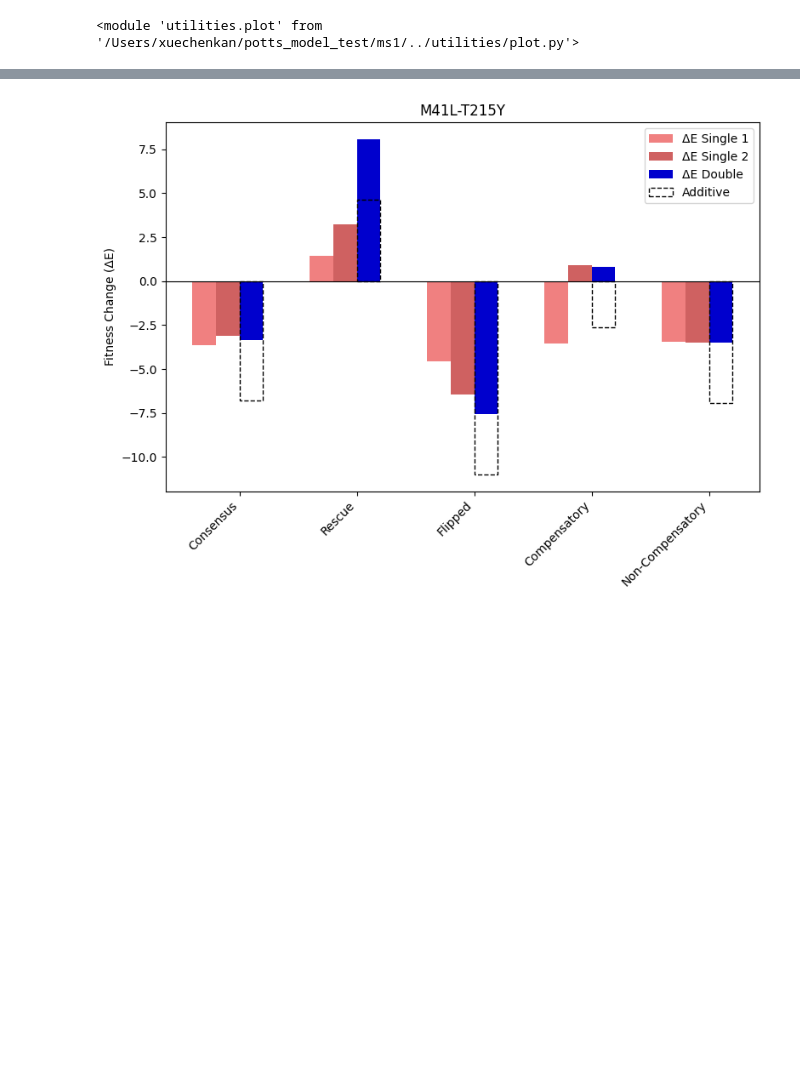
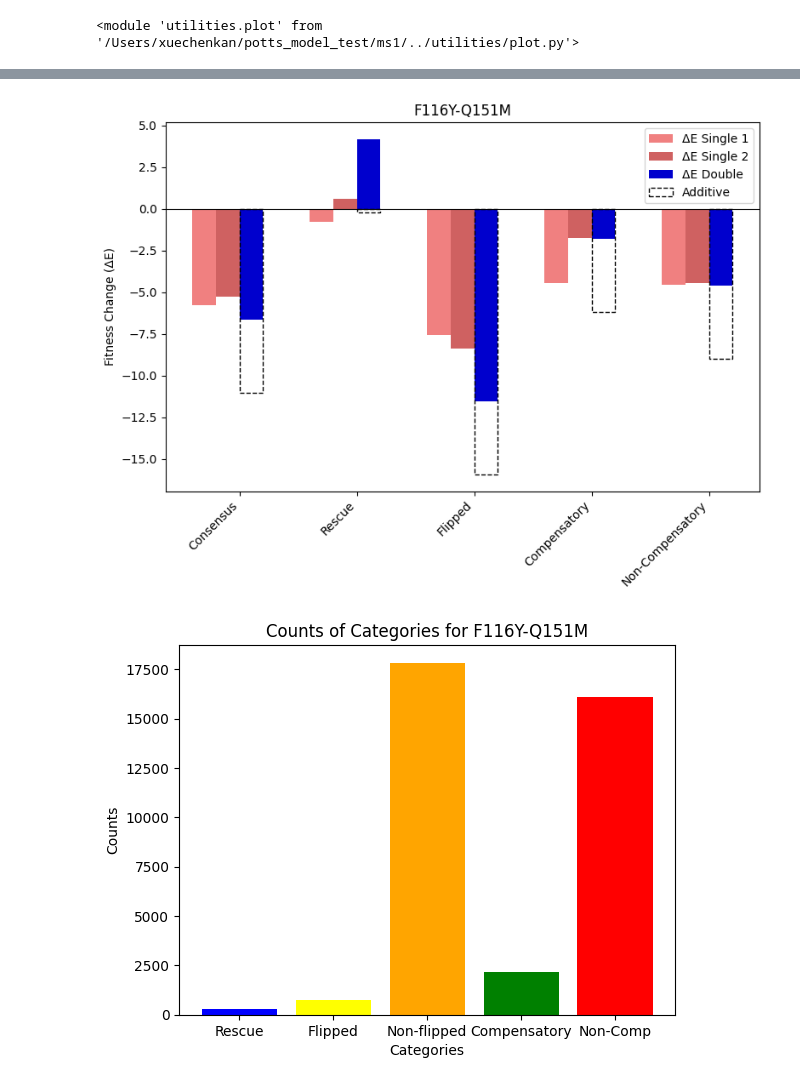
Before and after one commit to Daniel-Xkan/potts_model_test, a Jupyter notebook: ms1/epistasis_explore_1.1.ipynb, the cells around one changed output, grey strips where cells are left out. Drawn from its saved outputs; the diff is of its cells as text; code cells hidden in the pictures; blank space fills up the shorter version.

Commit message:
add pie chart

```diff
--- a/ms1/epistasis_explore_1.1.ipynb
+++ b/ms1/epistasis_explore_1.1.ipynb
@@ -163,6 +209,6 @@ plot.plot_epistatic_bar(PR_pair, PR_bars[:5])
 # %%
-# RT_pair = 'F116Y-Q151M'
-RT_pair = 'M41L-T215Y'
+RT_pair = 'F116Y-Q151M'
+# RT_pair = 'M41L-T215Y'
 
 pair1, pair2 = functions.split_pairs(RT_pair)
 p1_reduced = functions.unreduced_to_reduced(RT_redux, pair1)
@@ -173,37 +219,64 @@ RT_rescue_bars = []
 RT_flipped_bars = []
 RT_compensatory_bars = []
 RT_other_bars = []
+
+rescue_count = 0
+flipped_count = 0
+nonflipped_count = 0
+compensatory_counts = 0
+non_compensatory_counts = 0
 
 consensus_result = functions.calculate_delta_delta_e(p1_reduced, p2_reduced, RT_consensus_seq, RT_J, 39, 226)
 consensus_flip_relation = consensus_result[0] - consensus_result[1]
 
 for RT_seq in RT_all_seq:
     result = functions.calculate_delta_delta_e(p1_reduced, p2_reduced, RT_seq, RT_J, 39, 226)
 
     if result is None:
         continue
 
     pair1_de, pair2_de, pair12_de, pair12_dde = result
     if (pair1_de - pair2_de) * consensus_flip_relation < 0:
         RT_flipped_bars.append((RT_all_seq.index(RT_seq), pair1_de, pair2_de, pair12_de))
+        flipped_count += 1
+    else:
+        nonflipped_count += 1
 
     if pair1_de < pair12_de and pair2_de < pair12_de:
         RT_rescue_bars.append((RT_all_seq.index(RT_seq), pair1_de, pair2_de, pair12_de))
+        rescue_count += 1
     elif pair1_de < pair12_de or pair2_de < pair12_de:
         RT_compensatory_bars.append((RT_all_seq.index(RT_seq), pair1_de, pair2_de, pair12_de))
+        compensatory_counts += 1
     else:
         RT_other_bars.append((RT_all_seq.index(RT_seq), pair1_de, pair2_de, pair12_de))
+        non_compensatory_counts += 1
 
 RT_rescue_bars.sort(key=lambda x: x[3], reverse=True)
-RT_flipped_bars.sort(key=lambda x: abs(x[1] - x[2]), reverse=True)
+RT_flipped_bars.sort(key=lambda x: abs(x[1]-x[2]), reverse=True)
 RT_compensatory_bars.sort(key=lambda x: x[3], reverse=True)
 RT_other_bars.sort(key=lambda x: x[3], reverse=True)
 
 RT_bars.insert(0, ('Consensus', consensus_result[0], consensus_result[1], consensus_result[2]))
 RT_bars.insert(1, ('Rescue', RT_rescue_bars[0][1], RT_rescue_bars[0][2], RT_rescue_bars[0][3]))
 RT_bars.insert(2, ('Flipped', RT_flipped_bars[0][1], RT_flipped_bars[0][2], RT_flipped_bars[0][3]))
 RT_bars.insert(3, ('Compensatory', RT_compensatory_bars[0][1], RT_compensatory_bars[0][2], RT_compensatory_bars[0][3]))
 RT_bars.insert(4, ('Non-Compensatory', RT_other_bars[0][1], RT_other_bars[0][2], RT_other_bars[0][3]))
 plot.plot_epistatic_bar(RT_pair, RT_bars[:5])
+
+# Generate a new bar chart and pie chart for the given RT_pair
+categories = ['Rescue', 'Flipped', 'Non-flipped', 'Compensatory', 'Non-Comp']
+counts = [rescue_count, flipped_count, nonflipped_count, compensatory_counts, non_compensatory_counts]
+
+# Bar chart
+plt.bar(categories, counts, color=['blue', 'yellow', 'orange', 'green', 'red'])
+plt.xlabel('Categories')
+plt.ylabel('Counts')
+plt.title(f'Counts of Categories for {RT_pair}')
+plt.show()
+
+# Pie chart
+plot.epistatic_pie(flipped_count, nonflipped_count, compensatory_counts, rescue_count, non_compensatory_counts)
 # %% [output]
-[figure, old version]
+[figure, new version]
+[figure, added]
```
Also changed, not shown: parts of 3 cells of this notebook, 1 other file.
